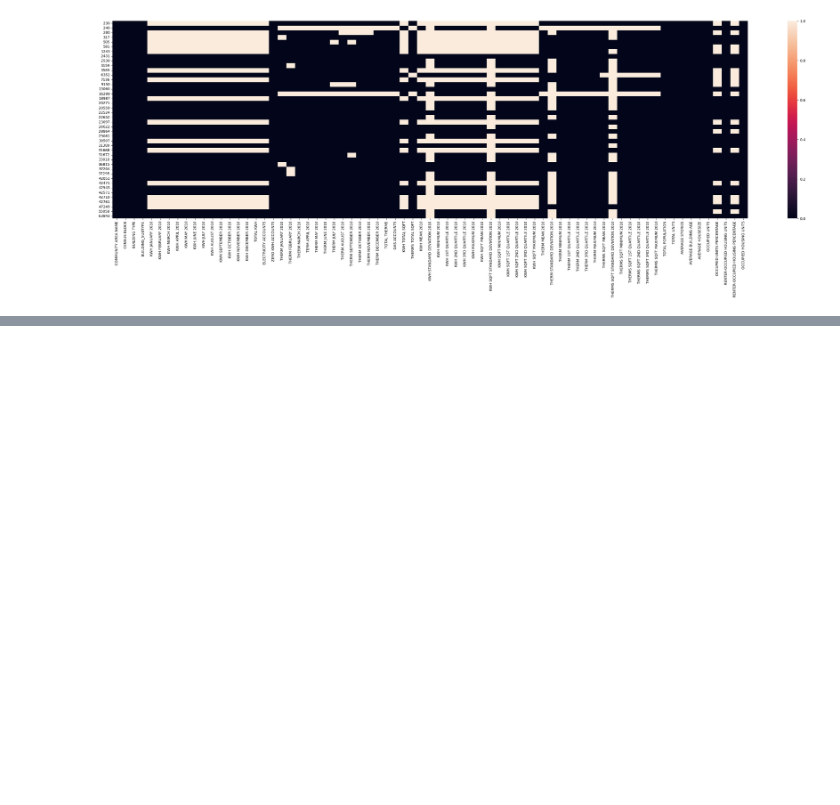
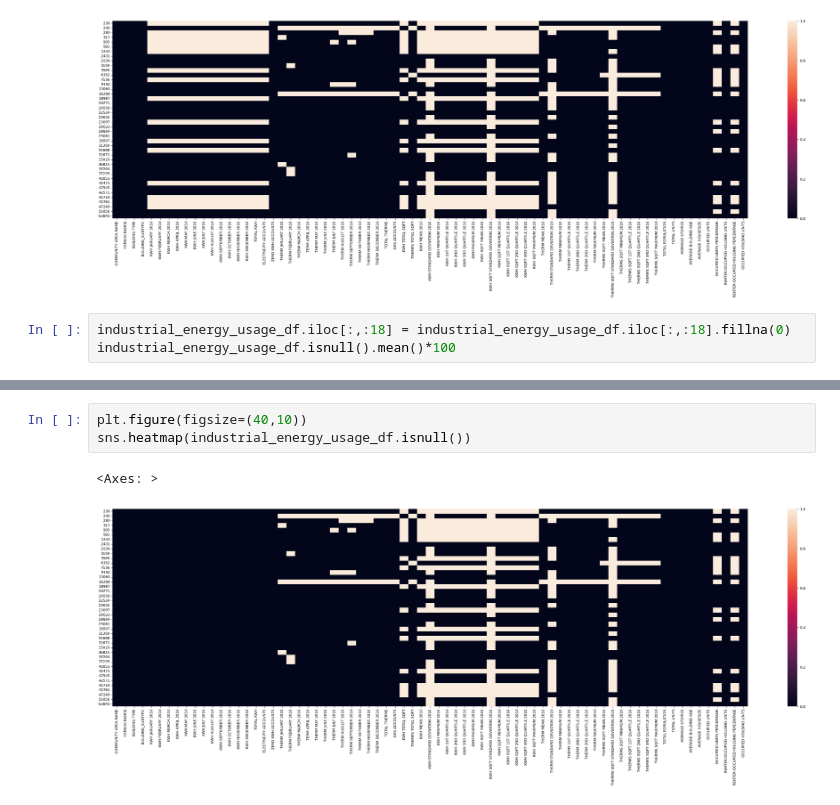
Before and after one commit to Gourav052003/Machine-Learning-Solutions-for-Predicting-Municipal-Waste-Costs-and-Sustainable-Resource-Management, a Jupyter notebook: notebook.ipynb, the cells around one changed output, grey strips where cells are left out. Saved outputs shown, nothing was run; the diff lists cells and outputs as text; blank space fills up the shorter version.

```diff
--- a/notebook.ipynb
+++ b/notebook.ipynb
@@ -77,3 +77,6 @@ sns.heatmap(industrial_energy_usage_df.isnull())
 # %% [output]
 <Axes: >
 [figure]
+# %%
+industrial_energy_usage_df.iloc[:,:18] = industrial_energy_usage_df.iloc[:,:18].fillna(0)
+industrial_energy_usage_df.isnull().mean()*100
@@ -79,0 +101,6 @@ sns.heatmap(industrial_energy_usage_df.isnull())
+# %%
+plt.figure(figsize=(40,10))
+sns.heatmap(industrial_energy_usage_df.isnull())
+# %% [output]
+<Axes: >
+[figure, added]
```
Also changed, not shown: parts of 4 cells of this notebook.
